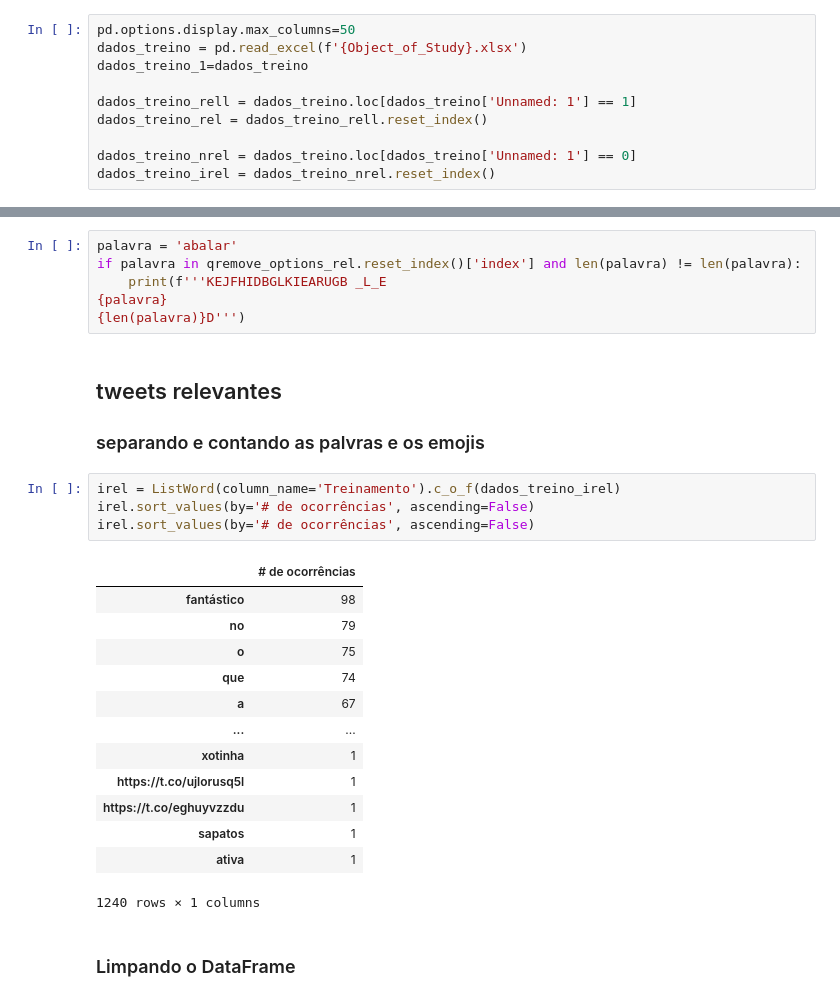
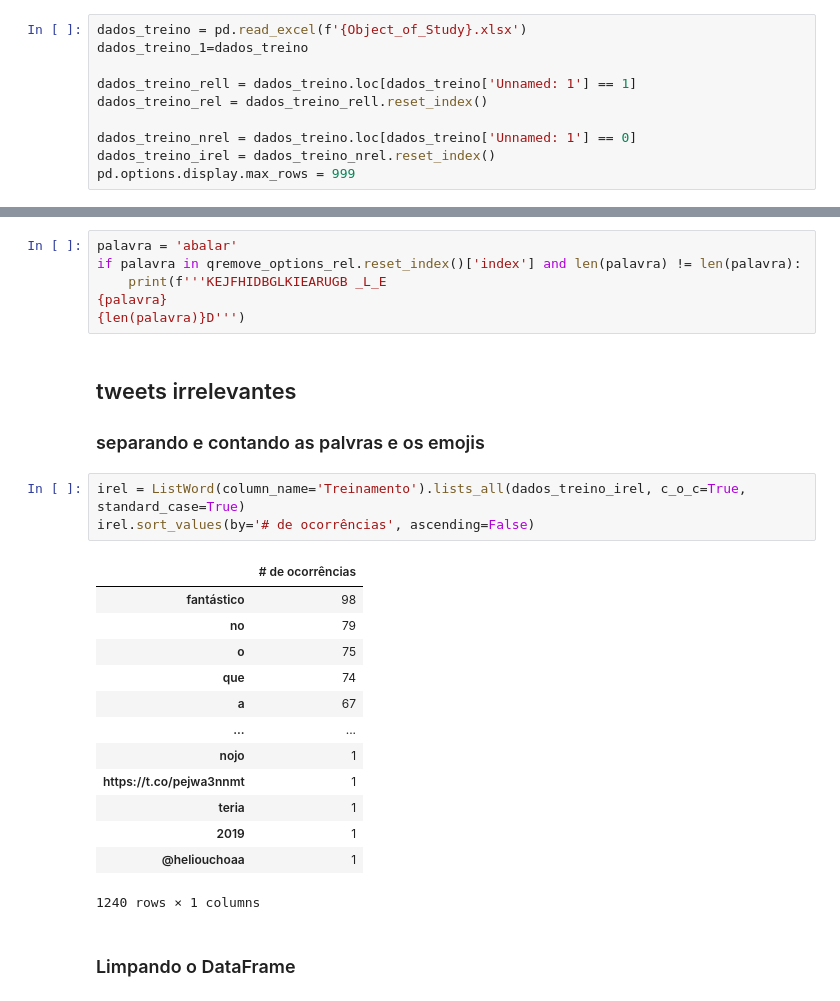
Before and after one commit to RafaelNiccheri/P1-Cdados21_2, a Jupyter notebook: Projeto_1.1.ipynb, the cells around one changed output, grey strips where cells are left out. Cells and saved outputs as stored; diff of their text form.

```diff
--- a/Projeto_1.1.ipynb
+++ b/Projeto_1.1.ipynb
@@ -107,6 +106,5 @@ Here is a list of length 2 with all words that wont be removed ['fantastico', 'f
 [<_virtualenv._Finder object at 0x...>, <class '_frozen_importlib.BuiltinImporter'>, <class '_frozen_importlib.FrozenImporter'>, <class '_frozen_importlib_external.PathFinder'>, <six._SixMetaPathImpor ...
 # %%
-pd.options.display.max_columns=50
 dados_treino = pd.read_excel(f'{Object_of_Study}.xlsx')
 dados_treino_1=dados_treino
 
@@ -115,6 +113,7 @@ dados_treino_rel = dados_treino_rell.reset_index()
 
 dados_treino_nrel = dados_treino.loc[dados_treino['Unnamed: 1'] == 0]
 dados_treino_irel = dados_treino_nrel.reset_index()
+pd.options.display.max_rows = 999
 # %%
 %%HTML
 <style>.dataframe td:{
@@ -231,25 +235,24 @@ if palavra in qremove_options_rel.reset_index()['index'] and len(palavra) != len
 {palavra}
 {len(palavra)}D''')
 # %% [markdown]
-## tweets relevantes
+## tweets irrelevantes
 ### separando e contando as palvras e os emojis
 # %%
-irel = ListWord(column_name='Treinamento').c_o_f(dados_treino_irel)
+irel = ListWord(column_name='Treinamento').lists_all(dados_treino_irel, c_o_c=True, standard_case=True)
 irel.sort_values(by='# de ocorrências', ascending=False)
-irel.sort_values(by='# de ocorrências', ascending=False)
 # %% [output]
 |  | # de ocorrências |
 | fantástico | 98 |
 | no | 79 |
 | o | 75 |
 | que | 74 |
 | a | 67 |
 | ... | ... |
-| xotinha | 1 |
-| https://t.co/ujlorusq5l | 1 |
-| https://t.co/eghuyvzzdu | 1 |
-| sapatos | 1 |
-| ativa | 1 |
+| nojo | 1 |
+| https://t.co/pejwa3nnmt | 1 |
+| teria | 1 |
+| 2019 | 1 |
+| @heliouchoaa | 1 |
 1240 rows × 1 columns
 # %% [markdown]
 ### Limpando o DataFrame
```
Also changed, not shown: parts of 20 cells of this notebook, 1 other file.
